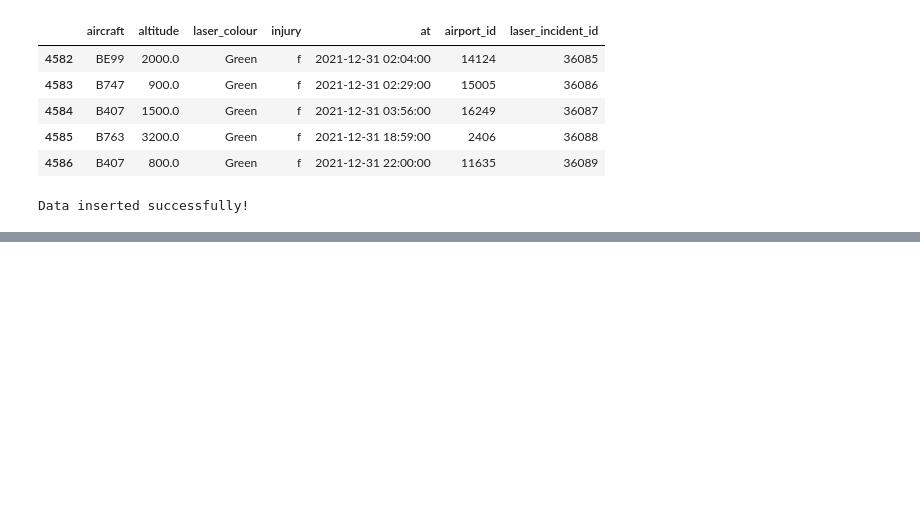
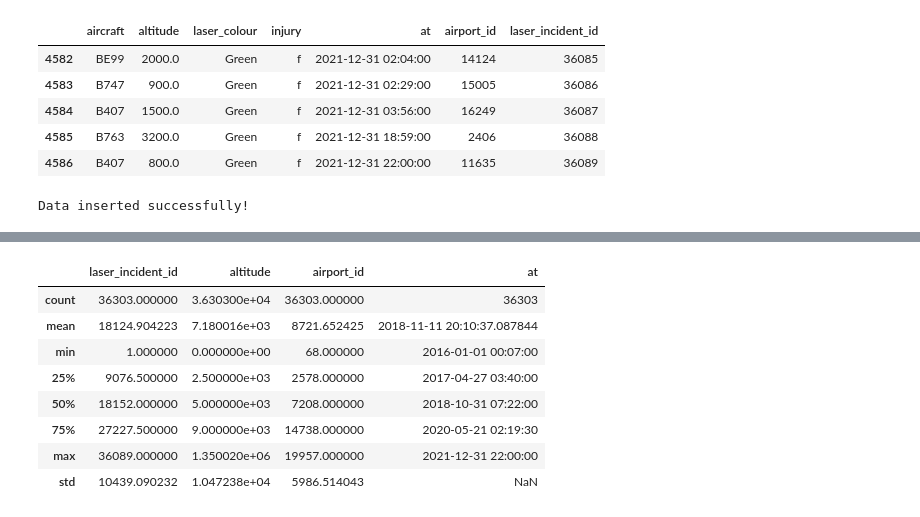
Before and after one commit to yusuf3435V2/Coursework-Data-Analysis-Fundamentals-Week-2, a Jupyter notebook: Coursework_Data_Analysis_Fundamentals_2/challenges.ipynb, the cells around one changed output, grey strips where cells are left out. Drawn from its saved outputs; the diff is of its cells as text; code cells hidden in the pictures; blank space fills up the shorter version.

```diff
--- a/Coursework_Data_Analysis_Fundamentals_2/challenges.ipynb
+++ b/Coursework_Data_Analysis_Fundamentals_2/challenges.ipynb
@@ -607,0 +613,12 @@ Data inserted successfully!
+# %%
+with conn.cursor() as cursor:
+    try:
+        cursor.execute("""
+            SELECT *
+            FROM flight
+            WHERE TRIM(cancelled) = '0.0';
+        """)
+        flight_df = cursor.fetch_dataframe()
+    except Exception as e:
+        conn.rollback()
+        print(e)
@@ -607,0 +686,23 @@ Data inserted successfully!
+# %%
+with conn.cursor() as cursor:
+    try:
+        cursor.execute("""
+            SELECT *
+            FROM laser_incident;
+        """)
+        laser_incident = cursor.fetch_dataframe()
+    except Exception as e:
+        conn.rollback()
+        print(e)
+# %%
+laser_incident.describe()
+# %% [output]
+|  | laser_incident_id | altitude | airport_id | at |
+| count | 36303.000000 | 3.630300e+04 | 36303.000000 | 36303 |
+| mean | 18124.904223 | 7.180016e+03 | 8721.652425 | 2018-11-11 20:10:37.087844 |
+| min | 1.000000 | 0.000000e+00 | 68.000000 | 2016-01-01 00:07:00 |
+| 25% | 9076.500000 | 2.500000e+03 | 2578.000000 | 2017-04-27 03:40:00 |
+| 50% | 18152.000000 | 5.000000e+03 | 7208.000000 | 2018-10-31 07:22:00 |
+| 75% | 27227.500000 | 9.000000e+03 | 14738.000000 | 2020-05-21 02:19:30 |
+| max | 36089.000000 | 1.350020e+06 | 19957.000000 | 2021-12-31 22:00:00 |
+| std | 10439.090232 | 1.047238e+04 | 5986.514043 | NaN |
```
Also changed, not shown: parts of 11 cells of this notebook, 6 other files.
